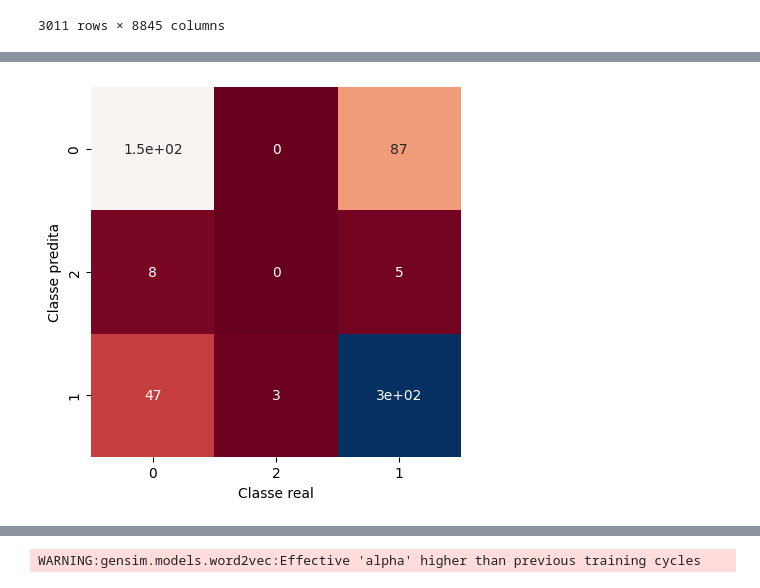
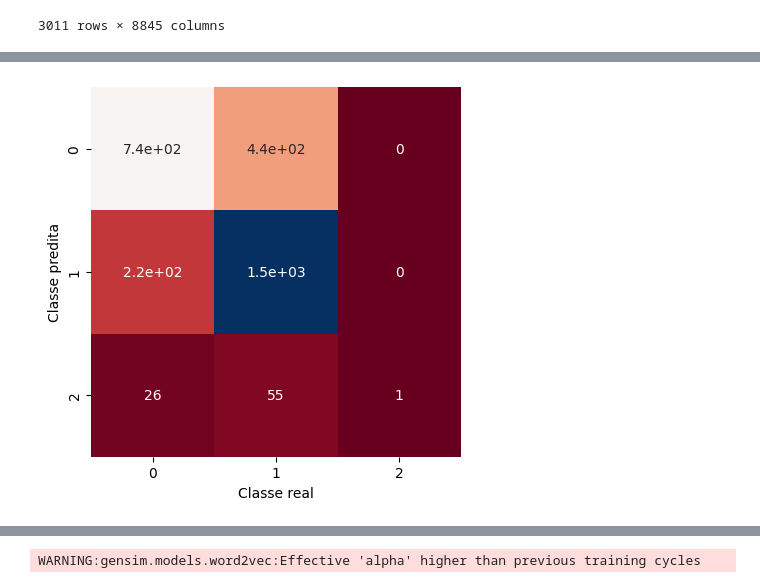
Before and after one commit to Kalidsa/Projeto-de-Minera-o-de-Textos---CDII, a Jupyter notebook: Mineração_de_textos.ipynb, the cells around one changed output, grey strips where cells are left out. Saved outputs shown, nothing was run; the diff lists cells and outputs as text; code cells hidden in the pictures.

```diff
--- a/Mineração_de_textos.ipynb
+++ b/Mineração_de_textos.ipynb
@@ -295,0 +291,5 @@ sent_pol_dtf
+# %%
+encoder = OrdinalEncoder(categories=[sent_pol_val])
+sent_pol_dtf['sp_ordinal'] = encoder.fit_transform(sent_pol_dtf[['sentiment_polarity']])
+sent_pol_dtf['sp_ordinal']  = sent_pol_dtf['sp_ordinal'].astype(int)
+sent_pol_dtf
@@ -1030,11 +936,9 @@ plt.show()
 
 ---
 # %%
-tfidf_knn = TfidfVectorizer()
+vectorizer_tfidf_knn = tfidf.fit_transform(data_content2['content'])
 
-vectorizer_tfidf_knn = tfidf_knn.fit_transform(data_content2['content'])
-
-tfidf_knn_dataframe = pd.DataFrame(vectorizer_tfidf_knn.toarray(), columns=tfidf_knn.get_feature_names_out())
+tfidf_knn_dataframe = pd.DataFrame(vectorizer_tfidf_knn.toarray(), columns=tfidf.get_feature_names_out())
 tfidf_knn_dataframe
 # %% [output]
 |  | aap | aba | abaixa | abaixada | abaixado | abaixar | abaixaram | abaixe | abaixei | abaixem | ... | ... |
@@ -1110,12 +1002,0 @@ plt.show()
-# %%
-categorias_tfidfknn2 = data_content2['sp_ordinal']
-
-X_train_tfidfknn2, X_test_tfidfknn2, y_train_tfidfknn2, y_test_tfidfknn2 = train_test_split(coment_tfidfknn,
-                                                                                            categorias_tfidfknn2,
-                                                                                            test_size=0.2)
-
-knn.fit(X_train_tfidfknn2, y_train_tfidfknn2)
-
-y_pred_tfidfknn2  = knn.predict(X_test_tfidfknn2)
-
-print(classification_report(y_test_tfidfknn2 , y_pred_tfidfknn2, zero_division=1))
@@ -1149,0 +1003,16 @@ Acurácia: 0.751
+# %%
+categ_tfidfknn2 = data_content2['sp_ordinal']
+
+predictions_tfidfknn2  = cross_val_predict(knn, txt_tfidfknn, categ_tfidfknn2, cv=skf, method='predict')
+precision_tfidfknn2, recall_tfidfknn2 , f1_tfidfknn2, _ = precision_recall_fscore_support(categ_tfidfknn2, predictions_tfidfknn2, average='macro', zero_division=1)
+accuracy_tfidfknn2  = accuracy_score(categ_tfidfknn2, predictions_tfidfknn2 )
+
+print(classification_report(categ_tfidfknn2, predictions_tfidfknn2, zero_division=1))
+
+result_tfidfknn2 = {
+      'Precision':f"{precision_tfidfknn2:.3f}",
+      'Recall': f"{recall_tfidfknn2:.3f}",
+      'F1-Score': f"{f1_tfidfknn2:.3f}",
+      'Accuracy': f"{accuracy_tfidfknn2:.3f}",
+}
+result_tfidfknn2
@@ -1150,14 +1033,14 @@ Acurácia: 0.751
 # %%
-cm = confusion_matrix(y_test_tfidfknn2, y_pred_tfidfknn2)
+cm = confusion_matrix(categ_tfidfknn2, predictions_tfidfknn2)
 sns.heatmap(cm, square=True, annot=True, cmap='RdBu', cbar=False,
-            xticklabels= categorias_tfidfknn2.unique(),
-            yticklabels= categorias_tfidfknn2.unique())
+            xticklabels= categ_tfidfknn2.unique(),
+            yticklabels= categ_tfidfknn2.unique())
 
 plt.xlabel("Classe real")
 plt.ylabel("Classe predita")
 plt.show()
 # %% [output]
-[figure, old version]
+[figure, new version]
 # %% [markdown]
 
 
```
Also changed, not shown: parts of 130 cells of this notebook.
